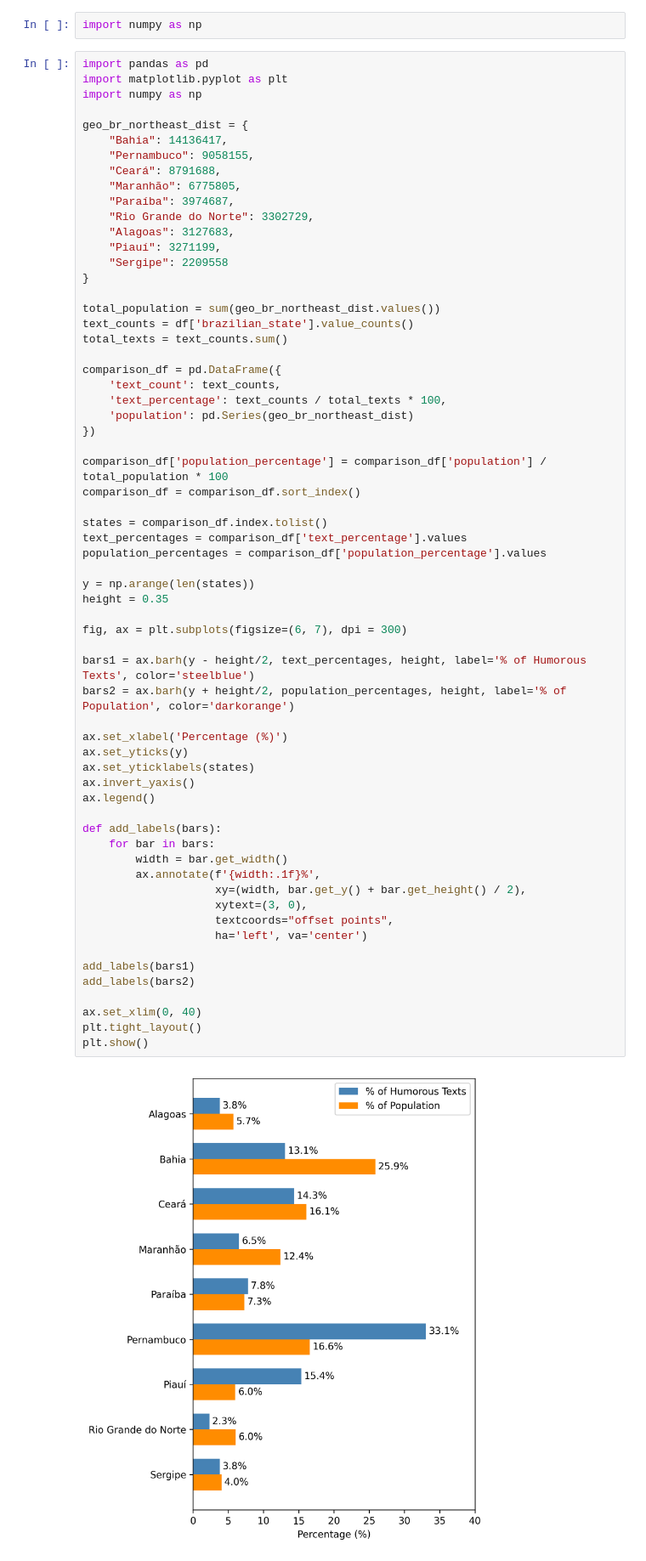
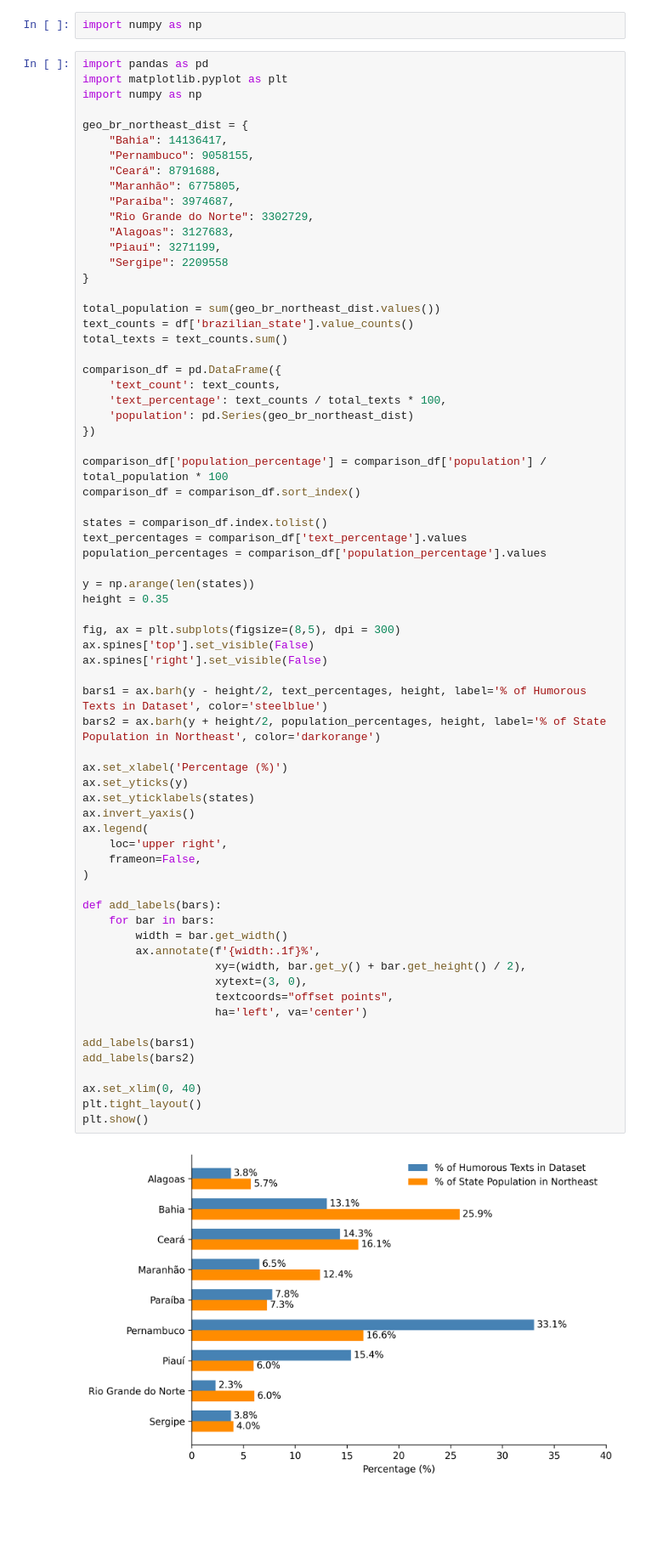
Before and after one commit to llm-pt-ibm/brazilian_northeast_humor_dataset, a Jupyter notebook: data_exploration.ipynb, the cells around one changed output. Shown: that part at 85% size. Drawn from its saved outputs; the diff is of its cells as text; blank space fills up the shorter version.

Commit message:
update distribution graph

```diff
--- a/data_exploration.ipynb
+++ b/data_exploration.ipynb
@@ -120,35 +120,40 @@ comparison_df = comparison_df.sort_index()
 states = comparison_df.index.tolist()
 text_percentages = comparison_df['text_percentage'].values
 population_percentages = comparison_df['population_percentage'].values
 
 y = np.arange(len(states))
 height = 0.35
 
-fig, ax = plt.subplots(figsize=(6, 7), dpi = 300)
+fig, ax = plt.subplots(figsize=(8,5), dpi = 300)
+ax.spines['top'].set_visible(False)
+ax.spines['right'].set_visible(False)
 
-bars1 = ax.barh(y - height/2, text_percentages, height, label='% of Humorous Texts', color='steelblue')
-bars2 = ax.barh(y + height/2, population_percentages, height, label='% of Population', color='darkorange')
+bars1 = ax.barh(y - height/2, text_percentages, height, label='% of Humorous Texts in Dataset', color='steelblue')
+bars2 = ax.barh(y + height/2, population_percentages, height, label='% of State Population in Northeast', color='darkorange')
 
 ax.set_xlabel('Percentage (%)')
 ax.set_yticks(y)
 ax.set_yticklabels(states)
 ax.invert_yaxis()
-ax.legend()
+ax.legend(
+    loc='upper right',
+    frameon=False,
+)
 
 def add_labels(bars):
     for bar in bars:
         width = bar.get_width()
         ax.annotate(f'{width:.1f}%',
                     xy=(width, bar.get_y() + bar.get_height() / 2),
                     xytext=(3, 0),
                     textcoords="offset points",
                     ha='left', va='center')
 
 add_labels(bars1)
 add_labels(bars2)
 
 ax.set_xlim(0, 40)
 plt.tight_layout()
 plt.show()
 # %% [output]
-[figure, old version]
+[figure, new version]
```
Also changed, not shown: parts of 1 cell of this notebook.
